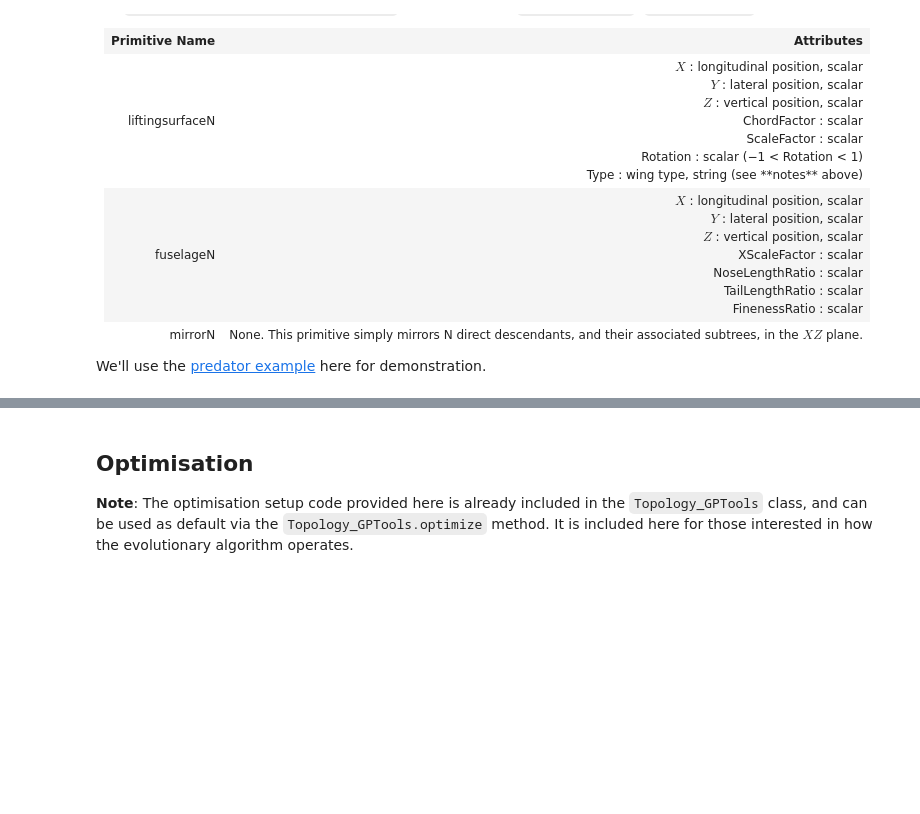
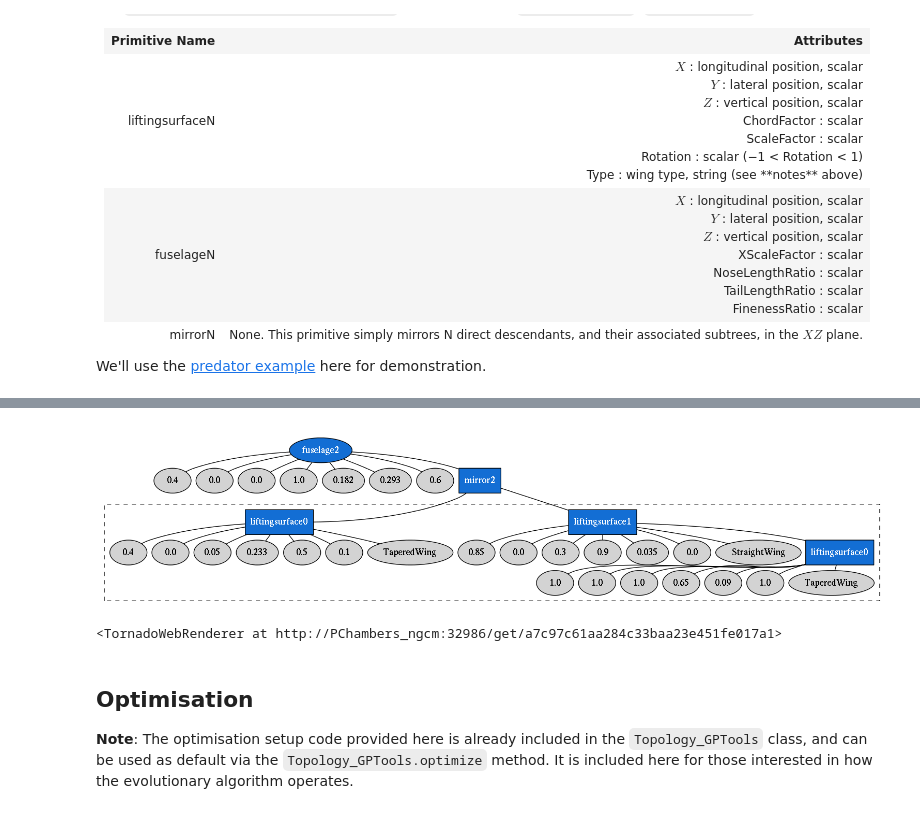
Before and after one commit to p-chambers/occ_airconics, a Jupyter notebook: examples/notebooks/evolve_aircraft_configuration.ipynb, the cells around one changed output, grey strips where cells are left out. Cells and saved outputs as stored; diff of their text form; code cells hidden in the pictures; blank space fills up the shorter version.

```diff
--- a/examples/notebooks/evolve_aircraft_configuration.ipynb
+++ b/examples/notebooks/evolve_aircraft_configuration.ipynb
@@ -201,18 +241,24 @@ We'll use the [predator example](https://github.com/p-chambers/occ_airconics/blo
 # %%
 import os, airconics
 
 topo_tools = Topology_GPTools(MaxAttachments=4)
 
 fname = os.path.join(os.path.dirname(airconics.__file__),
-            os.path.abspath('resources/configuration_app/presets/predator.json'))
+                     'resources/configuration_app/presets/thunderbolt.json')
+
+topo = topo_tools.from_JSONFile(fname)
+
 
 renderer = TornadoWebRenderer()
 
 topo.Display(renderer)
 
 display(Image(topo.pydot_graph().create_png()))
 
 renderer
+# %% [output]
+[figure, added]
+<TornadoWebRenderer at http://PChambers_ngcm:32986/get/a7c97c61aa284c33baa23e451fe017a1>
 # %% [markdown]
 ## Optimisation
 
```
Also changed, not shown: parts of 11 cells of this notebook, 4 other files.
